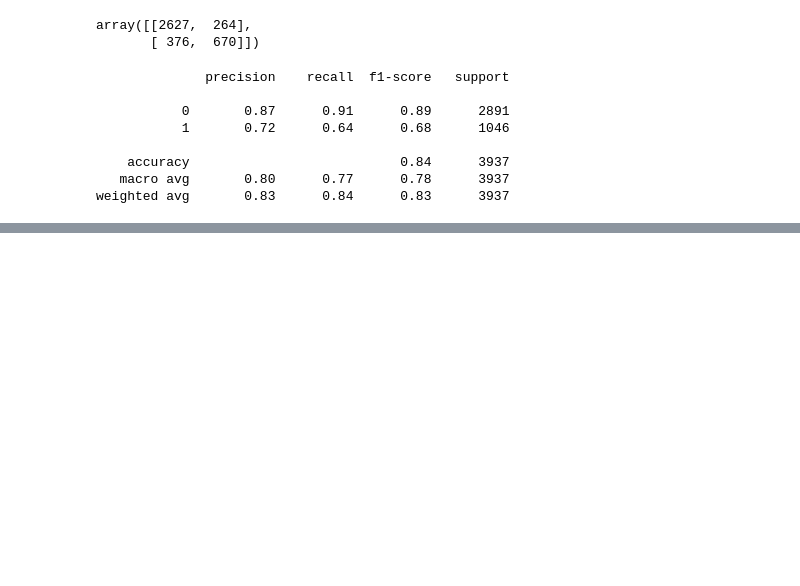
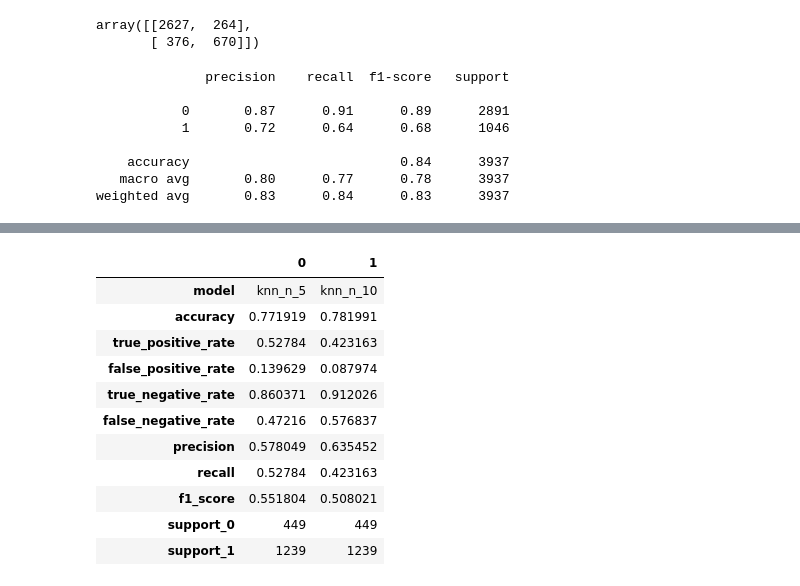
Before and after one commit to jcrosenberger/project1-telco, a Jupyter notebook: notebooks/knn_model.ipynb, the cells around one changed output, grey strips where cells are left out. Saved outputs shown, nothing was run; the diff lists cells and outputs as text; code cells hidden in the pictures; blank space fills up the shorter version.

```diff
--- a/notebooks/knn_model.ipynb
+++ b/notebooks/knn_model.ipynb
@@ -83,0 +289,15 @@ Support (1): 289100
+# %%
+validate_predict
+# %% [output]
+|  | 0 | 1 |
+| model | knn_n_5 | knn_n_10 |
+| accuracy | 0.771919 | 0.781991 |
+| true_positive_rate | 0.52784 | 0.423163 |
+| false_positive_rate | 0.139629 | 0.087974 |
+| true_negative_rate | 0.860371 | 0.912026 |
+| false_negative_rate | 0.47216 | 0.576837 |
+| precision | 0.578049 | 0.635452 |
+| recall | 0.52784 | 0.423163 |
+| f1_score | 0.551804 | 0.508021 |
+| support_0 | 449 | 449 |
+| support_1 | 1239 | 1239 |
```
Also changed, not shown: parts of 31 cells of this notebook, 1 other file.
